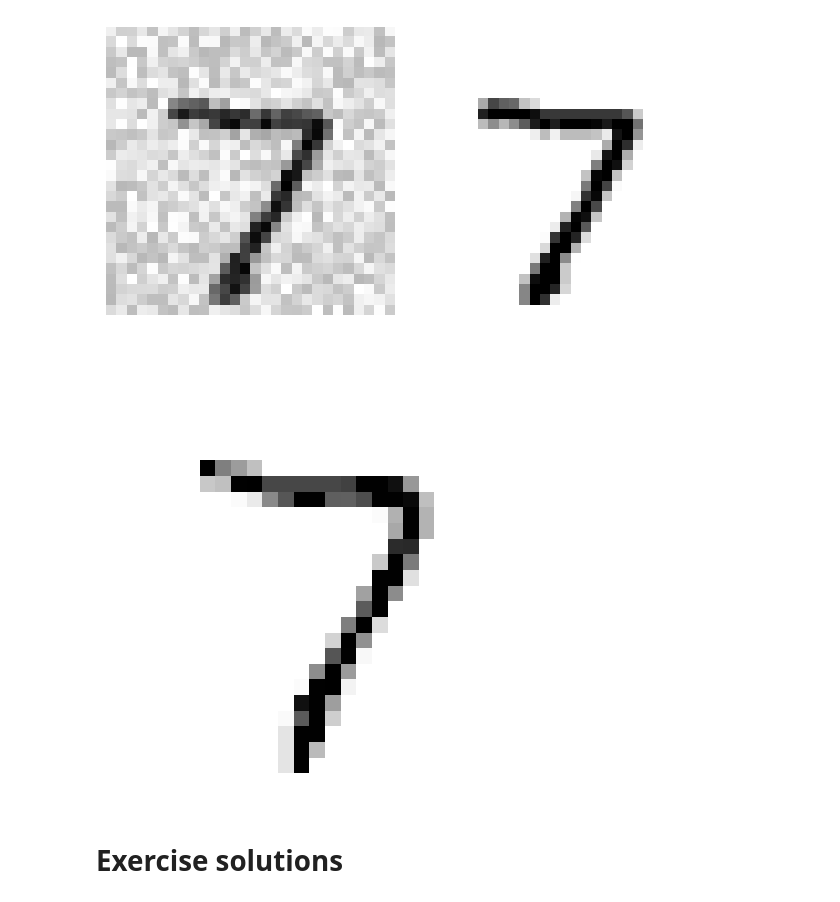
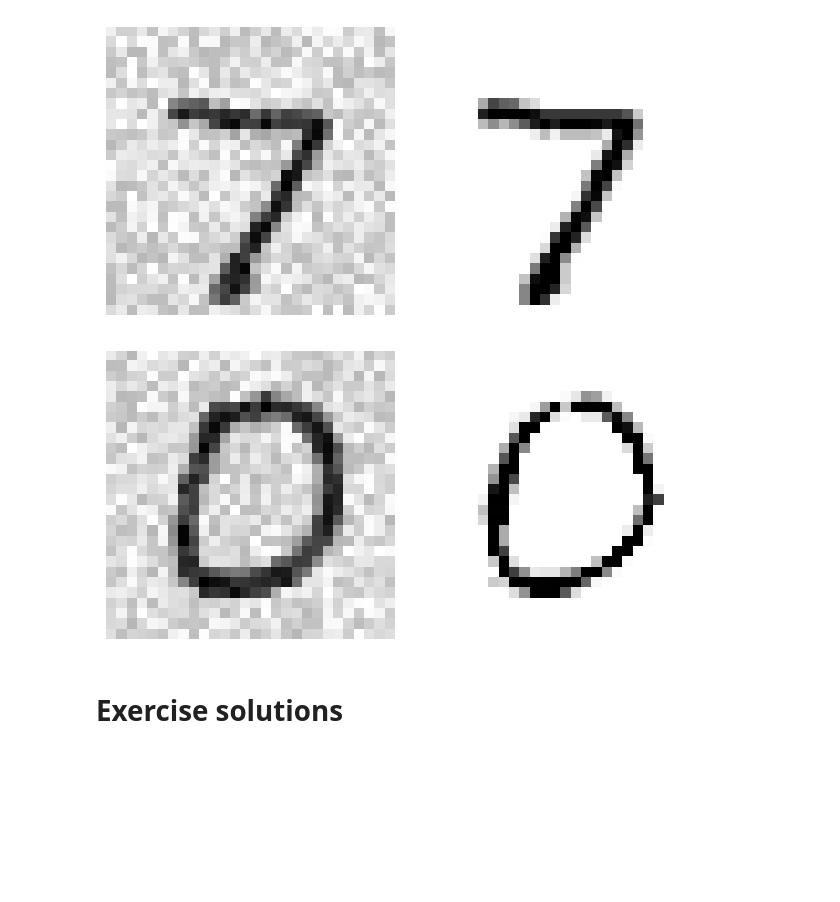
Before and after one commit to zhouchiji/handson-ml3, a Jupyter notebook: 03_classification.ipynb, the cells around one changed output. Saved outputs shown, nothing was run; the diff lists cells and outputs as text; code cells hidden in the pictures; blank space fills up the shorter version.

```diff
--- a/03_classification.ipynb
+++ b/03_classification.ipynb
@@ -1013,15 +1027,19 @@ save_fig("noisy_digit_example_plot")
 plt.show()
 # %% [output]
 [figure]
+# %%
+knn_clf = KNeighborsClassifier()
+knn_clf.fit(X_train_mod, y_train_mod)
+clean_digit = knn_clf.predict([X_test_mod[10]])
 # %%
-knn_clf = KNeighborsClassifier()
-knn_clf.fit(X_train_mod, y_train_mod)
-clean_digit = knn_clf.predict([X_test_mod[0]])
+plt.subplot(121)
+plot_digit(X_test_mod[10])
+plt.subplot(122)
 plot_digit(clean_digit)
 save_fig("cleaned_digit_example_plot")  # extra code – saves Figure 3–13
 plt.show()
 # %% [output]
-[figure, old version]
+[figure, new version]
 # %% [markdown]
 # Exercise solutions
 # %% [markdown]
```
Also changed, not shown: parts of 8 cells of this notebook, 2 other files.
